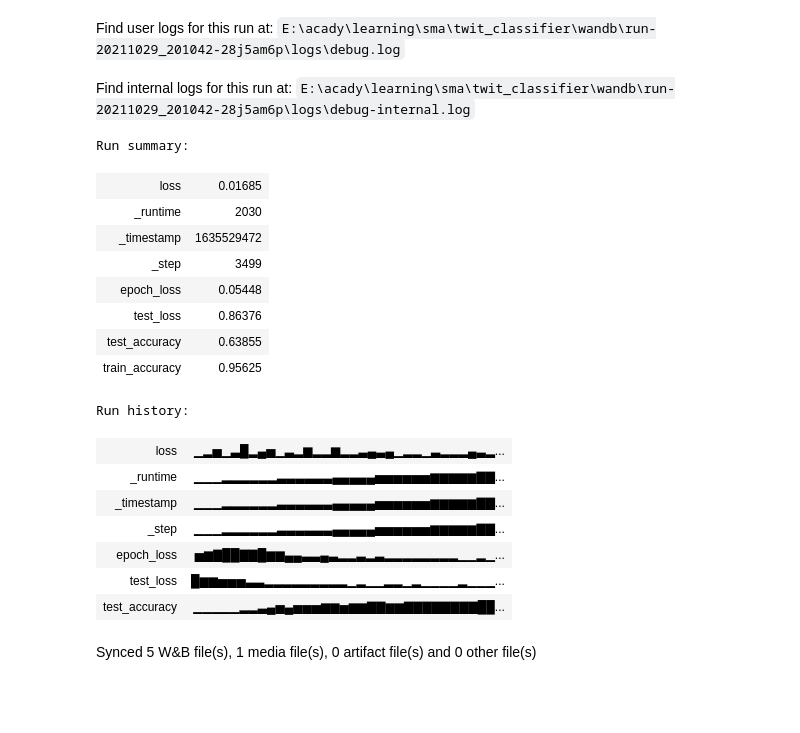
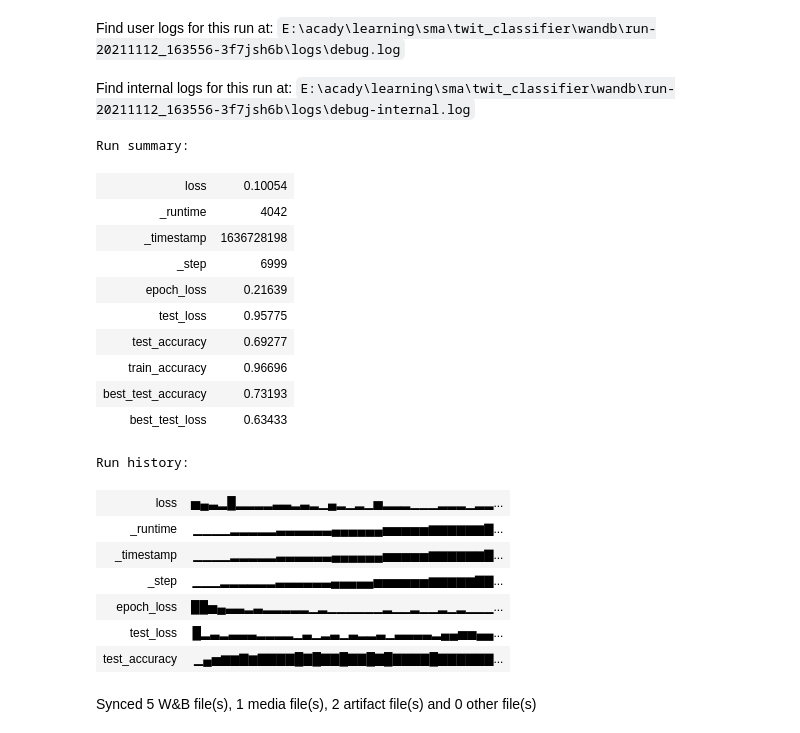
Before and after one commit to ars860/TwitClassifier, a Jupyter notebook: train_twit2company.ipynb, the cells around one changed output. Cells and saved outputs as stored; diff of their text form; code cells hidden in the pictures; blank space fills up the shorter version.

Commit message:
final touch and some learned models

```diff
--- a/train_twit2company.ipynb
+++ b/train_twit2company.ipynb
@@ -14,14 +14,17 @@ use_wandb = True
 lr = 0.001
 embedding_size = 100
 hidden_size = 100
-epochs_cnt = 100
+epochs_cnt = 200
 embeddings = "random"
 lstm_layers = 1
-dropout = 0.5
-task = "text2company" # "text2sentiment"  #
-use_company_info = True
+dropout = 0.8
+task = "text2sentiment" # "text2company" #
+use_company_info = False
 preprocessing = "tutorial"
 use_stop_words = True
+weight = [5, 3.5, 1, 1.5] # None
+
+save_file = f"{epochs_cnt}epochs_{task}_{preprocessing}{f'_use_company' if use_company_info and task == 'text2sentiment' else ''}{'_'.join(map(str, weight)) + '_weight' if weight is not None else ''}x"
 
 get_dataloaders = get_twit_company_dataloaders if task == "text2company" else \
     get_twit_sentiment_dataloaders if not use_company_info else get_twit_company_sentiment_dataloaders
@@ -54,17 +57,24 @@ if use_wandb:
     config.stem = "snowballstemmer"
     config.preprocessing = preprocessing
     config.use_stop_words = use_stop_words
+    if weight is not None:
+        config.weight = weight
 
     if task == "text2sentiment":
         config.use_company_info = use_company_info
 
     wandb.watch(model)
 
-criterion = nn.BCELoss()
+criterion = nn.BCELoss(weight=torch.Tensor(weight).to(device) if weight is not None else None)
 optimizer = optim.Adam(model.parameters(), lr=lr)
 
+best_test_loss = 1000
+best_test_accuracy = 0
 
 def loss_on_test():
+    global best_test_loss
+    global best_test_accuracy
+
     correct = 0
     losses = np.zeros(len(dataloader_test))
 
@@ -87,8 +97,16 @@ def loss_on_test():
             #     print(f"Iter: {i}/{len(dataloader_test)}")
 
     model.train()
+    test_loss = np.mean(losses)
+    test_accuracy = correct / len(dataloader_test)
+
+    if test_accuracy > best_test_accuracy:
+        best_test_loss = test_loss
+        best_test_accuracy = test_accuracy
+        torch.save(model.state_dict(), f"learned_models/{save_file}_best_test.pt")
+
     if use_wandb:
-        wandb.log({"test_loss": np.mean(losses), "test_accuracy": correct / len(dataloader_test)})
+        wandb.log({"test_loss": test_loss, "test_accuracy": test_accuracy})
 
 
 losses = np.empty(100)
@@ -198,6 +216,8 @@ with torch.no_grad():
 
 print(f"Accuracy {correct / len(dataloader_train)}")
 
+torch.save(model.state_dict(), f"learned_models/{save_file}_final.pt")
+
 if use_wandb:
     wandb.run.summary.train_accuracy = correct / len(dataloader_train)
     wandb.run.summary.classified_as = {
@@ -206,6 +226,17 @@ if use_wandb:
         "microsoft": predictions_cnt[2],
         "twitter": predictions_cnt[3]
     }
+
+    wandb.run.summary.best_test_accuracy = best_test_accuracy
+    wandb.run.summary.best_test_loss = best_test_loss
+
+    artifact = wandb.Artifact('final_model', type='model')
+    artifact.add_file(f'learned_models/{save_file}_final.pt')
+    wandb.run.log_artifact(artifact)
+    artifact = wandb.Artifact('best_test_model', type='model')
+    artifact.add_file(f'learned_models/{save_file}_best_test.pt')
+    wandb.run.log_artifact(artifact)
+
     wandb.finish()
 # %% [output]
 Testing on train
@@ -229,21 +260,23 @@ Waiting for W&B process to finish, PID 21916
 Program ended successfully.
-Find user logs for this run at: E:\acady\learning\sma\twit_classifier\wandb\run-20211029_201042-28j5am6p\logs\debug.log
+Find user logs for this run at: E:\acady\learning\sma\twit_classifier\wandb\run-20211112_163556-3f7jsh6b\logs\debug.log
-Find internal logs for this run at: E:\acady\learning\sma\twit_classifier\wandb\run-20211029_201042-28j5am6p\logs\debug-internal.log
+Find internal logs for this run at: E:\acady\learning\sma\twit_classifier\wandb\run-20211112_163556-3f7jsh6b\logs\debug-internal.log
 Run summary:
-| loss | 0.01685 |
-| _runtime | 2030 |
-| _timestamp | 1635529472 |
-| _step | 3499 |
-| epoch_loss | 0.05448 |
-| test_loss | 0.86376 |
-| test_accuracy | 0.63855 |
-| train_accuracy | 0.95625 |
+| loss | 0.10054 |
+| _runtime | 4042 |
+| _timestamp | 1636728198 |
+| _step | 6999 |
+| epoch_loss | 0.21639 |
+| test_loss | 0.95775 |
+| test_accuracy | 0.69277 |
+| train_accuracy | 0.96696 |
+| best_test_accuracy | 0.73193 |
+| best_test_loss | 0.63433 |
 Run history:
-| loss | ▁▂▅▁▃█▂▄▅▁▃▂▆▂▂▆▂▂▃▄▃▄▁▂▂▁▃▂▂▂▄▃▂... |
-| _runtime | ▁▁▁▂▂▂▂▂▂▃▃▃▃▃▃▄▄▄▄▄▅▅▅▅▅▅▆▆▆▆▆▇▇... |
-| _timestamp | ▁▁▁▂▂▂▂▂▂▃▃▃▃▃▃▄▄▄▄▄▅▅▅▅▅▅▆▆▆▆▆▇▇... |
+| loss | ▅▄▃▂█▂▂▂▂▃▃▂▃▂▁▄▂▁▂▁▅▂▂▂▁▁▁▂▂▂▁▂▂... |
+| _runtime | ▁▁▁▁▂▂▂▂▂▃▃▃▃▃▃▄▄▄▄▄▄▅▅▅▅▅▆▆▆▆▆▆▇... |
+| _timestamp | ▁▁▁▁▂▂▂▂▂▃▃▃▃▃▃▄▄▄▄▄▄▅▅▅▅▅▆▆▆▆▆▆▇... |
 | _step | ▁▁▁▂▂▂▂▂▂▃▃▃▃▃▃▄▄▄▄▄▅▅▅▅▅▅▆▆▆▆▆▇▇... |
-| epoch_loss | ▅▆▇██▇▇█▆▆▄▄▃▃▄▃▂▂▃▂▃▂▂▂▂▂▂▂▂▁▁▂▁... |
-| test_loss | █▆▆▅▅▅▃▃▂▂▂▂▂▂▂▂▂▁▂▁▁▂▂▁▂▁▁▁▁▂▁▁▁... |
-| test_accuracy | ▁▁▁▁▁▂▂▃▄▅▄▅▅▅▆▆▅▆▆▇▇▆▆▇▇▇▇▇▇▇▇██... |
+| epoch_loss | ██▅▄▃▃▂▃▂▂▂▂▂▁▂▁▁▁▁▁▁▂▁▁▂▁▁▂▁▂▁▁▁... |
+| test_loss | █▂▃▂▃▃▃▂▂▂▂▁▃▁▂▃▁▃▂▂▃▁▃▃▃▃▂▄▄▅▅▄▄... |
+| test_accuracy | ▁▄▅▆▆▇▆▇▇▇▇█▇█▇▇█▇▇█▇█▇▇▇▇█▇▇▇▇▇▇... |
-Synced 5 W&B file(s), 1 media file(s), 0 artifact file(s) and 0 other file(s)
+Synced 5 W&B file(s), 1 media file(s), 2 artifact file(s) and 0 other file(s)
```
Also changed, not shown: parts of 3 cells of this notebook, 24 other files.
